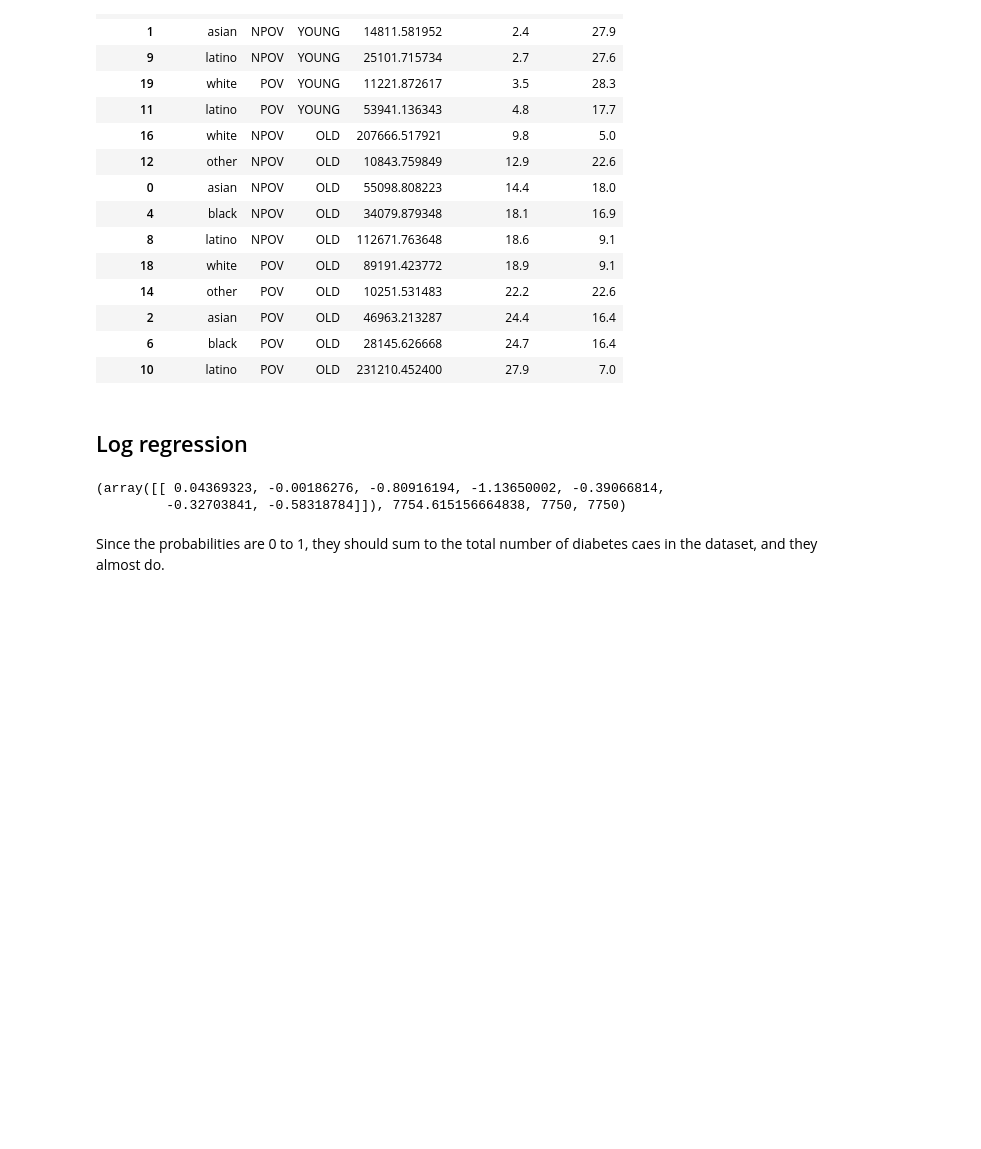
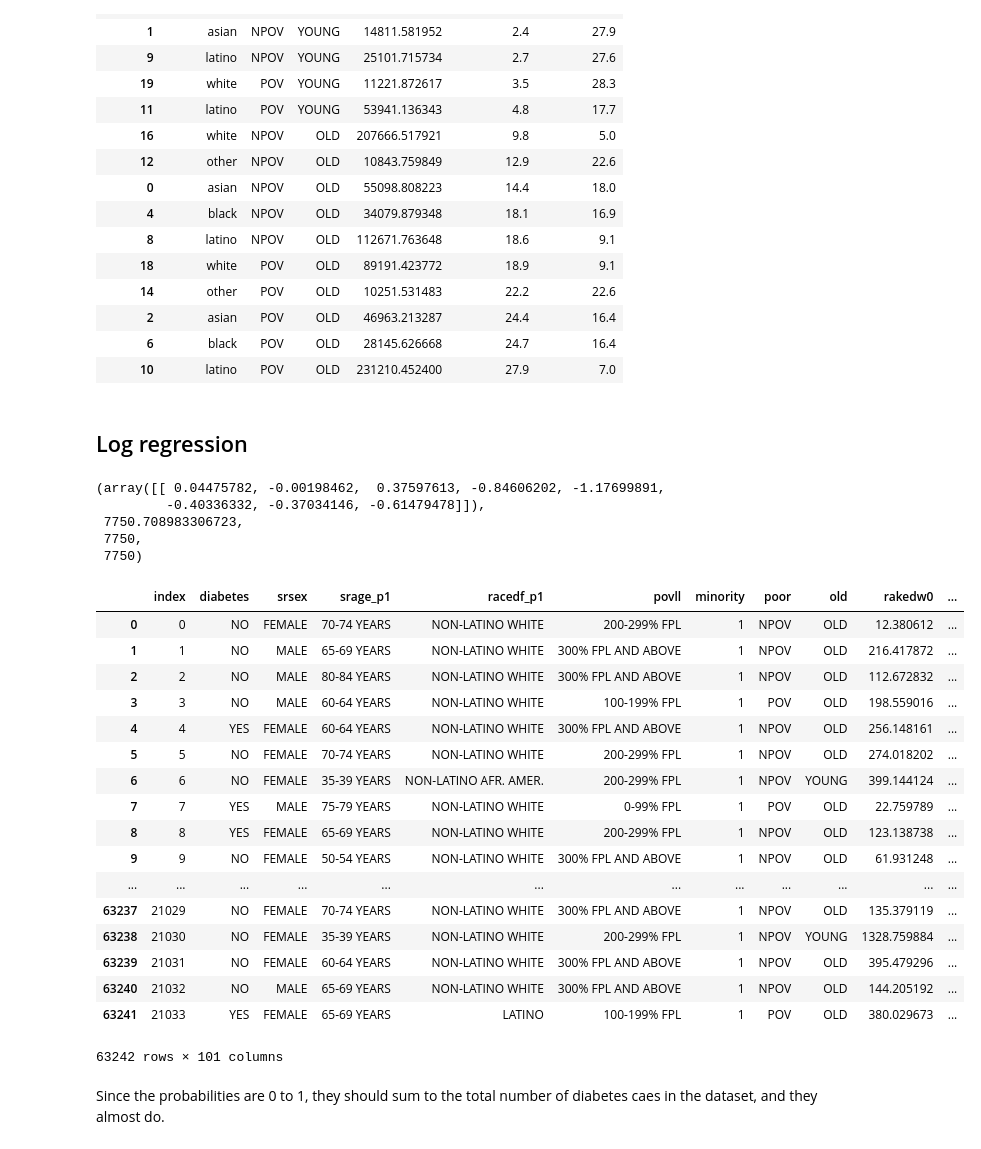
Before and after one commit to SDRDLAnalysts/data-projects, a Jupyter notebook: chis/healthpolicy.ucla.edu-chis/notebooks/Diabetes.ipynb, the cells around one changed output. Drawn from its saved outputs; the diff is of its cells as text; code cells hidden in the pictures; blank space fills up the shorter version.

```diff
--- a/chis/healthpolicy.ucla.edu-chis/notebooks/Diabetes.ipynb
+++ b/chis/healthpolicy.ucla.edu-chis/notebooks/Diabetes.ipynb
@@ -218,7 +215,7 @@ t[t.diabetes_rse < 30]
 from sklearn.linear_model import LogisticRegression
 logreg = LogisticRegression(C=1e9)
 
-n_years, df = chis_concat([df17,df16,df15], ['diabetes', 'srage_p1', 'racedf_p1', 'race_recode', 'povll', 'minority', 'poor', 'old'])
+n_years, df = chis_concat([df17,df16,df15], ['diabetes', 'srsex', 'srage_p1', 'racedf_p1', 'race_recode', 'povll', 'minority', 'poor', 'old'])
 
 def age_group_to_age(v):
     try:
@@ -241,9 +238,11 @@ df['diabetes_bool'] = (df.diabetes == 'YES').astype(int)
 df['avg_group_age'] = df.srage_p1.apply(age_group_to_age)
 df['mid_povll'] = df.povll.apply(lambda v: m[v])
 df['poor_bool'] = (df.poor == 'POV').astype(int)
+df['is_male'] = (df.srsex == 'MALE').astype(int)
 
 #X = df[['avg_group_age', 'minority', 'mid_povll']]
-X = df[['avg_group_age',  'mid_povll','asian','white','black','latino','other']]
+X = df[['avg_group_age',  'mid_povll', 'is_male', 'asian','white','black','latino','other']]
+#X = df[['avg_group_age',  'mid_povll']]
 y = df['diabetes_bool']
 
 logreg.fit(X, y)
@@ -251,5 +250,8 @@ logreg.fit(X, y)
 df['lr_prob'] = logreg.predict_proba(X)[:, 1]
 logreg.coef_,  df['lr_prob'].sum(), df['diabetes_bool'].sum(), sum(df.diabetes == 'YES')
 # %% [output]
-(array([[ 0.04369323, -0.00186276, -0.80916194, -1.13650002, -0.39066814,
-         -0.32703841, -0.58318784]]), 7754.615156664838, 7750, 7750)
+(array([[ 0.04475782, -0.00198462,  0.37597613, -0.84606202, -1.17699891,
+         -0.40336332, -0.37034146, -0.61479478]]),
+ 7750.708983306723,
+ 7750,
+ 7750)
@@ -256,3 +281,24 @@ logreg.coef_,  df['lr_prob'].sum(), df['diabetes_bool'].sum(), sum(df.diabetes =
+# %%
+df
+# %% [output]
+|  | index | diabetes | srsex | srage_p1 | racedf_p1 | povll | minority | poor | old | rakedw0 | ... |
+| 0 | 0 | NO | FEMALE | 70-74 YEARS | NON-LATINO WHITE | 200-299% FPL | 1 | NPOV | OLD | 12.380612 | ... |
+| 1 | 1 | NO | MALE | 65-69 YEARS | NON-LATINO WHITE | 300% FPL AND ABOVE | 1 | NPOV | OLD | 216.417872 | ... |
+| 2 | 2 | NO | MALE | 80-84 YEARS | NON-LATINO WHITE | 300% FPL AND ABOVE | 1 | NPOV | OLD | 112.672832 | ... |
+| 3 | 3 | NO | MALE | 60-64 YEARS | NON-LATINO WHITE | 100-199% FPL | 1 | POV | OLD | 198.559016 | ... |
+| 4 | 4 | YES | FEMALE | 60-64 YEARS | NON-LATINO WHITE | 300% FPL AND ABOVE | 1 | NPOV | OLD | 256.148161 | ... |
+| 5 | 5 | NO | FEMALE | 70-74 YEARS | NON-LATINO WHITE | 200-299% FPL | 1 | NPOV | OLD | 274.018202 | ... |
+| 6 | 6 | NO | FEMALE | 35-39 YEARS | NON-LATINO AFR. AMER. | 200-299% FPL | 1 | NPOV | YOUNG | 399.144124 | ... |
+| 7 | 7 | YES | MALE | 75-79 YEARS | NON-LATINO WHITE | 0-99% FPL | 1 | POV | OLD | 22.759789 | ... |
+| 8 | 8 | YES | FEMALE | 65-69 YEARS | NON-LATINO WHITE | 200-299% FPL | 1 | NPOV | OLD | 123.138738 | ... |
+| 9 | 9 | NO | FEMALE | 50-54 YEARS | NON-LATINO WHITE | 300% FPL AND ABOVE | 1 | NPOV | OLD | 61.931248 | ... |
+| ... | ... | ... | ... | ... | ... | ... | ... | ... | ... | ... | ... |
+| 63237 | 21029 | NO | FEMALE | 70-74 YEARS | NON-LATINO WHITE | 300% FPL AND ABOVE | 1 | NPOV | OLD | 135.379119 | ... |
+| 63238 | 21030 | NO | FEMALE | 35-39 YEARS | NON-LATINO WHITE | 200-299% FPL | 1 | NPOV | YOUNG | 1328.759884 | ... |
+| 63239 | 21031 | NO | FEMALE | 60-64 YEARS | NON-LATINO WHITE | 300% FPL AND ABOVE | 1 | NPOV | OLD | 395.479296 | ... |
+| 63240 | 21032 | NO | MALE | 65-69 YEARS | NON-LATINO WHITE | 300% FPL AND ABOVE | 1 | NPOV | OLD | 144.205192 | ... |
+| 63241 | 21033 | YES | FEMALE | 65-69 YEARS | LATINO | 100-199% FPL | 1 | POV | OLD | 380.029673 | ... |
+63242 rows × 101 columns
 # %% [markdown]
 Since the probabilities are 0 to 1, they should sum to the total number of diabetes caes in the dataset, and they almost do.
 # %% [markdown]
```
Also changed, not shown: parts of 4 cells of this notebook, 4 other files.
